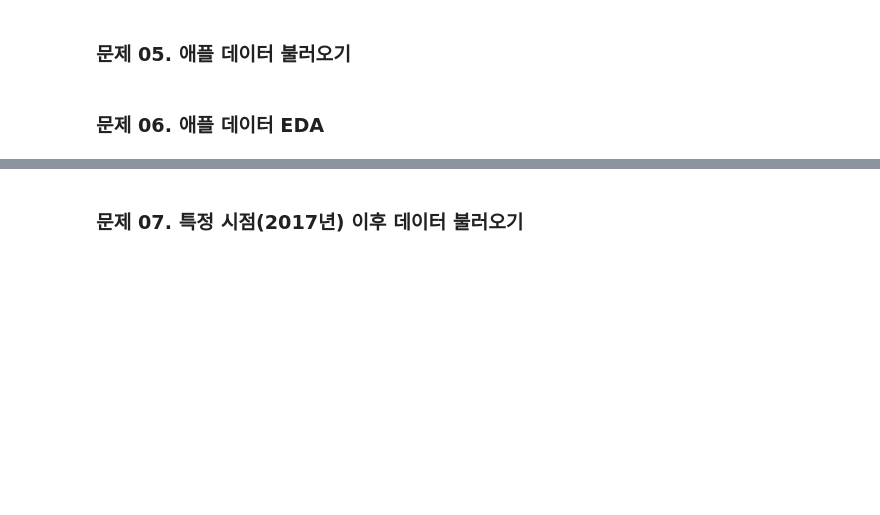
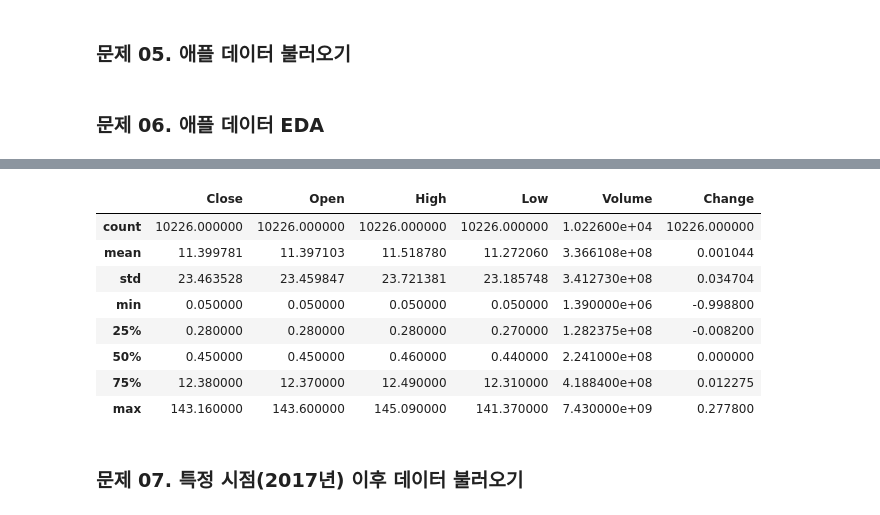
Before and after one commit to boossiman2/FastCampus-Deeplearning300, a Jupyter notebook: Part5_Sequential,NLP/1_1_LSTM을_활용해_주가_예측_모델_구현하기.ipynb, the cells around one changed output, grey strips where cells are left out. Saved outputs shown, nothing was run; the diff lists cells and outputs as text; code cells hidden in the pictures; blank space fills up the shorter version.

```diff
--- a/Part5_Sequential,NLP/1_1_LSTM을_활용해_주가_예측_모델_구현하기.ipynb
+++ b/Part5_Sequential,NLP/1_1_LSTM을_활용해_주가_예측_모델_구현하기.ipynb
@@ -61,6 +132,6 @@ samsung =
 ### 문제 05. 애플 데이터 불러오기
 # %%
 # fdr 라이브러리를 활용해 Apple(AAPL) 데이터를 불러오세요.
-apple =
+apple = fdr.DataReader("AAPL")
 # %% [markdown]
 ### 문제 06. 애플 데이터 EDA
@@ -76,3 +164,15 @@ apple =
+# %%
+apple.describe()
+# %% [output]
+|  | Close | Open | High | Low | Volume | Change |
+| count | 10226.000000 | 10226.000000 | 10226.000000 | 10226.000000 | 1.022600e+04 | 10226.000000 |
+| mean | 11.399781 | 11.397103 | 11.518780 | 11.272060 | 3.366108e+08 | 0.001044 |
+| std | 23.463528 | 23.459847 | 23.721381 | 23.185748 | 3.412730e+08 | 0.034704 |
+| min | 0.050000 | 0.050000 | 0.050000 | 0.050000 | 1.390000e+06 | -0.998800 |
+| 25% | 0.280000 | 0.280000 | 0.280000 | 0.270000 | 1.282375e+08 | -0.008200 |
+| 50% | 0.450000 | 0.450000 | 0.460000 | 0.440000 | 2.241000e+08 | 0.000000 |
+| 75% | 12.380000 | 12.370000 | 12.490000 | 12.310000 | 4.188400e+08 | 0.012275 |
+| max | 143.160000 | 143.600000 | 145.090000 | 141.370000 | 7.430000e+09 | 0.277800 |
 # %% [markdown]
 ### 문제 07. 특정 시점(2017년) 이후 데이터 불러오기
 # %%
```
Also changed, not shown: parts of 24 cells of this notebook.
